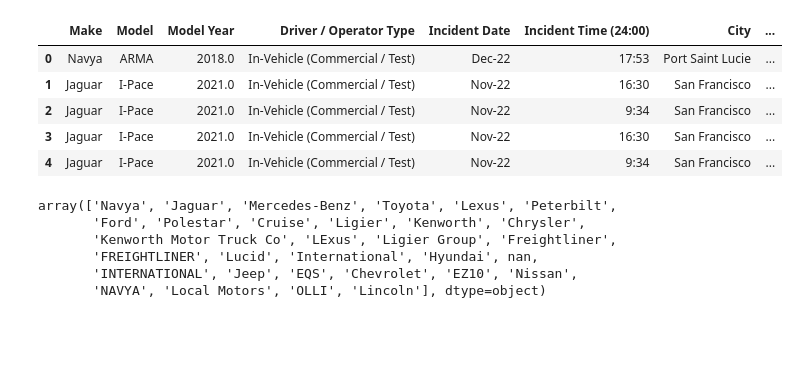
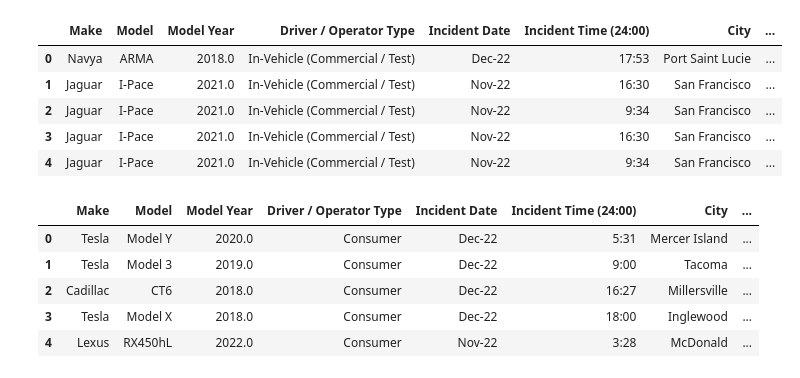
Before and after one commit to jngreco/Team-AutoCrash-Project, a Jupyter notebook: Info Gathering/Test-DF.ipynb, the cells around one changed output. Drawn from its saved outputs; the diff is of its cells as text; code cells hidden in the pictures; blank space fills up the shorter version.

```diff
--- a/Info Gathering/Test-DF.ipynb
+++ b/Info Gathering/Test-DF.ipynb
@@ -4,5 +4,7 @@ import pandas as pd
 import scipy.stats as st
 import numpy as np
 # %%
-path = "Resources/SGO-2021-01_Incident_Reports_ADS.csv"
+path1 = "Resources/SGO-2021-01_Incident_Reports_ADS.csv"
+path2 = "Resources/SGO-2021-01_Incident_Reports_ADAS2.csv"
+path3 =
 # %%
@@ -42,12 +41,15 @@ clean_crash.head()
 | 2 | Jaguar | I-Pace | 2021.0 | In-Vehicle (Commercial / Test) | Nov-22 | 9:34 | San Francisco | ... |
 | 3 | Jaguar | I-Pace | 2021.0 | In-Vehicle (Commercial / Test) | Nov-22 | 16:30 | San Francisco | ... |
 | 4 | Jaguar | I-Pace | 2021.0 | In-Vehicle (Commercial / Test) | Nov-22 | 9:34 | San Francisco | ... |
-# %%
-clean_crash["Make"].unique()
-# %% [output]
-array(['Navya', 'Jaguar', 'Mercedes-Benz', 'Toyota', 'Lexus', 'Peterbilt',
-       'Ford', 'Polestar', 'Cruise', 'Ligier', 'Kenworth', 'Chrysler',
-       'Kenworth Motor Truck Co', 'LExus', 'Ligier Group', 'Freightliner',
-       'FREIGHTLINER', 'Lucid', 'International', 'Hyundai', nan,
-       'INTERNATIONAL', 'Jeep', 'EQS', 'Chevrolet', 'EZ10', 'Nissan',
-       'NAVYA', 'Local Motors', 'OLLI', 'Lincoln'], dtype=object)
+# %%
+clean_crash2 = tesla_data.loc[:, ["Make", "Model","Model Year","Driver / Operator Type", "Incident Date",
+                                      "Incident Time (24:00)","City", "State", "Roadway Type", "Roadway Surface",
+                                     "Roadway Description", "Crash With", "Highest Injury Severity", "CP Any Air Bags Deployed?"]]
+clean_crash2.head()
+# %% [output]
+|  | Make | Model | Model Year | Driver / Operator Type | Incident Date | Incident Time (24:00) | City | ... |
+| 0 | Tesla | Model Y | 2020.0 | Consumer | Dec-22 | 5:31 | Mercer Island | ... |
+| 1 | Tesla | Model 3 | 2019.0 | Consumer | Dec-22 | 9:00 | Tacoma | ... |
+| 2 | Cadillac | CT6 | 2018.0 | Consumer | Dec-22 | 16:27 | Millersville | ... |
+| 3 | Tesla | Model X | 2018.0 | Consumer | Dec-22 | 18:00 | Inglewood | ... |
+| 4 | Lexus | RX450hL | 2022.0 | Consumer | Nov-22 | 3:28 | McDonald | ... |
```
Also changed, not shown: parts of 7 cells of this notebook, 1 other file.
